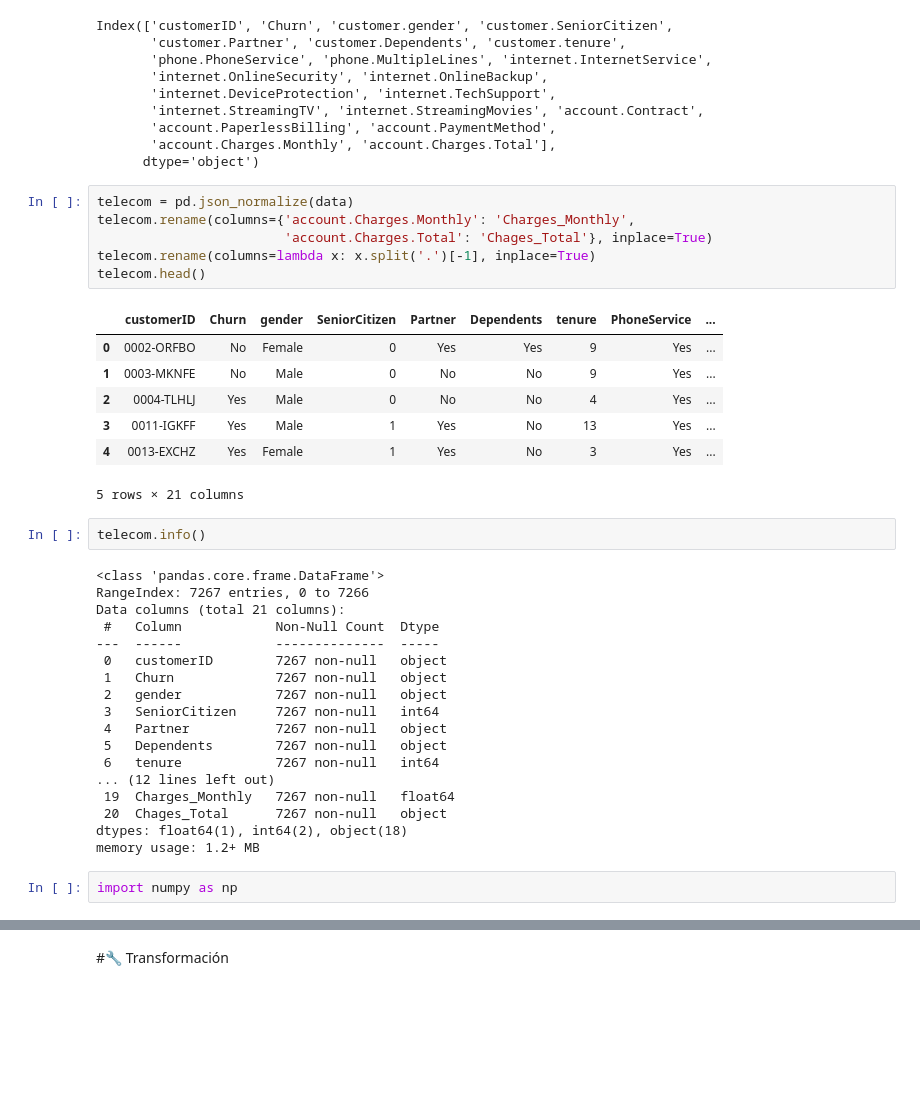
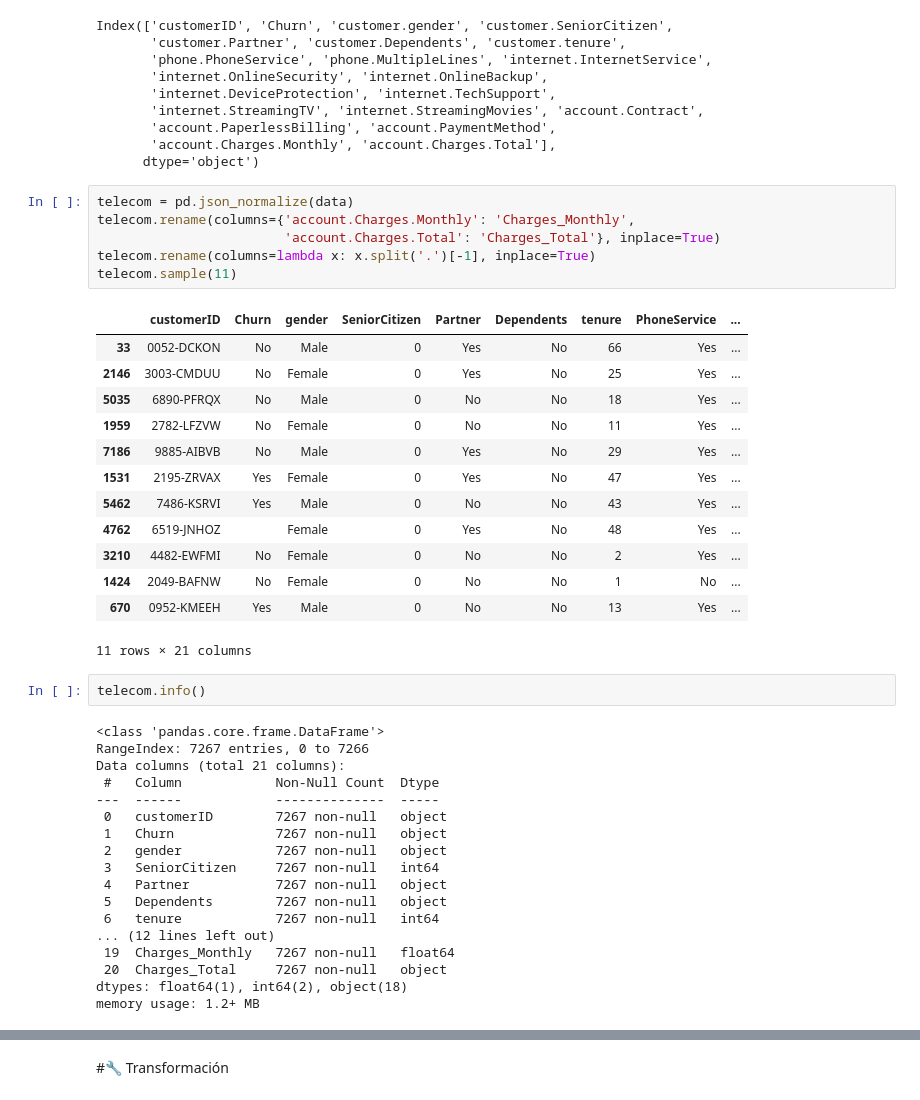
Before and after one commit to AlexTovar31/AlexTovar31, a Jupyter notebook: TelecomX_LATAM.ipynb, the cells around one changed output, grey strips where cells are left out. Drawn from its saved outputs; the diff is of its cells as text; blank space fills up the shorter version.

```diff
--- a/TelecomX_LATAM.ipynb
+++ b/TelecomX_LATAM.ipynb
@@ -57,17 +54,23 @@ Index(['customerID', 'Churn', 'customer.gender', 'customer.SeniorCitizen',
 # %%
 telecom = pd.json_normalize(data)
 telecom.rename(columns={'account.Charges.Monthly': 'Charges_Monthly',
-                        'account.Charges.Total': 'Chages_Total'}, inplace=True)
+                        'account.Charges.Total': 'Charges_Total'}, inplace=True)
 telecom.rename(columns=lambda x: x.split('.')[-1], inplace=True)
-telecom.head()
+telecom.sample(11)
 # %% [output]
 |  | customerID | Churn | gender | SeniorCitizen | Partner | Dependents | tenure | PhoneService | ... |
-| 0 | 0002-ORFBO | No | Female | 0 | Yes | Yes | 9 | Yes | ... |
-| 1 | 0003-MKNFE | No | Male | 0 | No | No | 9 | Yes | ... |
-| 2 | 0004-TLHLJ | Yes | Male | 0 | No | No | 4 | Yes | ... |
-| 3 | 0011-IGKFF | Yes | Male | 1 | Yes | No | 13 | Yes | ... |
-| 4 | 0013-EXCHZ | Yes | Female | 1 | Yes | No | 3 | Yes | ... |
+| 33 | 0052-DCKON | No | Male | 0 | Yes | No | 66 | Yes | ... |
+| 2146 | 3003-CMDUU | No | Female | 0 | Yes | No | 25 | Yes | ... |
+| 5035 | 6890-PFRQX | No | Male | 0 | No | No | 18 | Yes | ... |
+| 1959 | 2782-LFZVW | No | Female | 0 | No | No | 11 | Yes | ... |
+| 7186 | 9885-AIBVB | No | Male | 0 | Yes | No | 29 | Yes | ... |
+| 1531 | 2195-ZRVAX | Yes | Female | 0 | Yes | No | 47 | Yes | ... |
+| 5462 | 7486-KSRVI | Yes | Male | 0 | No | No | 43 | Yes | ... |
+| 4762 | 6519-JNHOZ |  | Female | 0 | Yes | No | 48 | Yes | ... |
+| 3210 | 4482-EWFMI | No | Female | 0 | No | No | 2 | Yes | ... |
+| 1424 | 2049-BAFNW | No | Female | 0 | No | No | 1 | No | ... |
+| 670 | 0952-KMEEH | Yes | Male | 0 | No | No | 13 | Yes | ... |
-5 rows × 21 columns
+11 rows × 21 columns
 # %%
 telecom.info()
 # %% [output]
@@ -85,8 +88,6 @@ Data columns (total 21 columns):
  6   tenure            7267 non-null   int64
 ... (12 lines left out)
  19  Charges_Monthly   7267 non-null   float64
- 20  Chages_Total      7267 non-null   object
+ 20  Charges_Total     7267 non-null   object
 dtypes: float64(1), int64(2), object(18)
 memory usage: 1.2+ MB
-# %%
-import numpy as np
```
Also changed, not shown: parts of 13 cells of this notebook.
